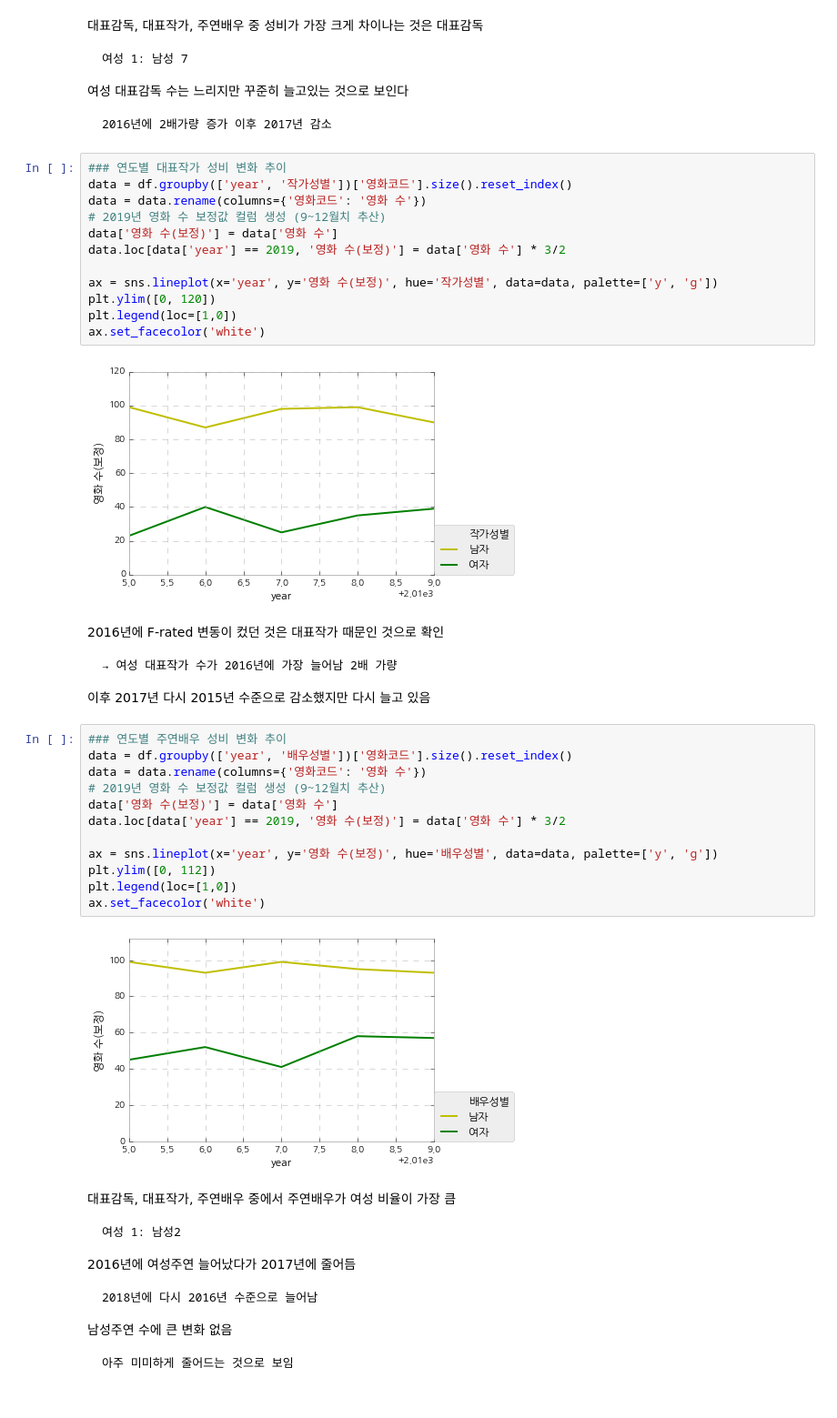
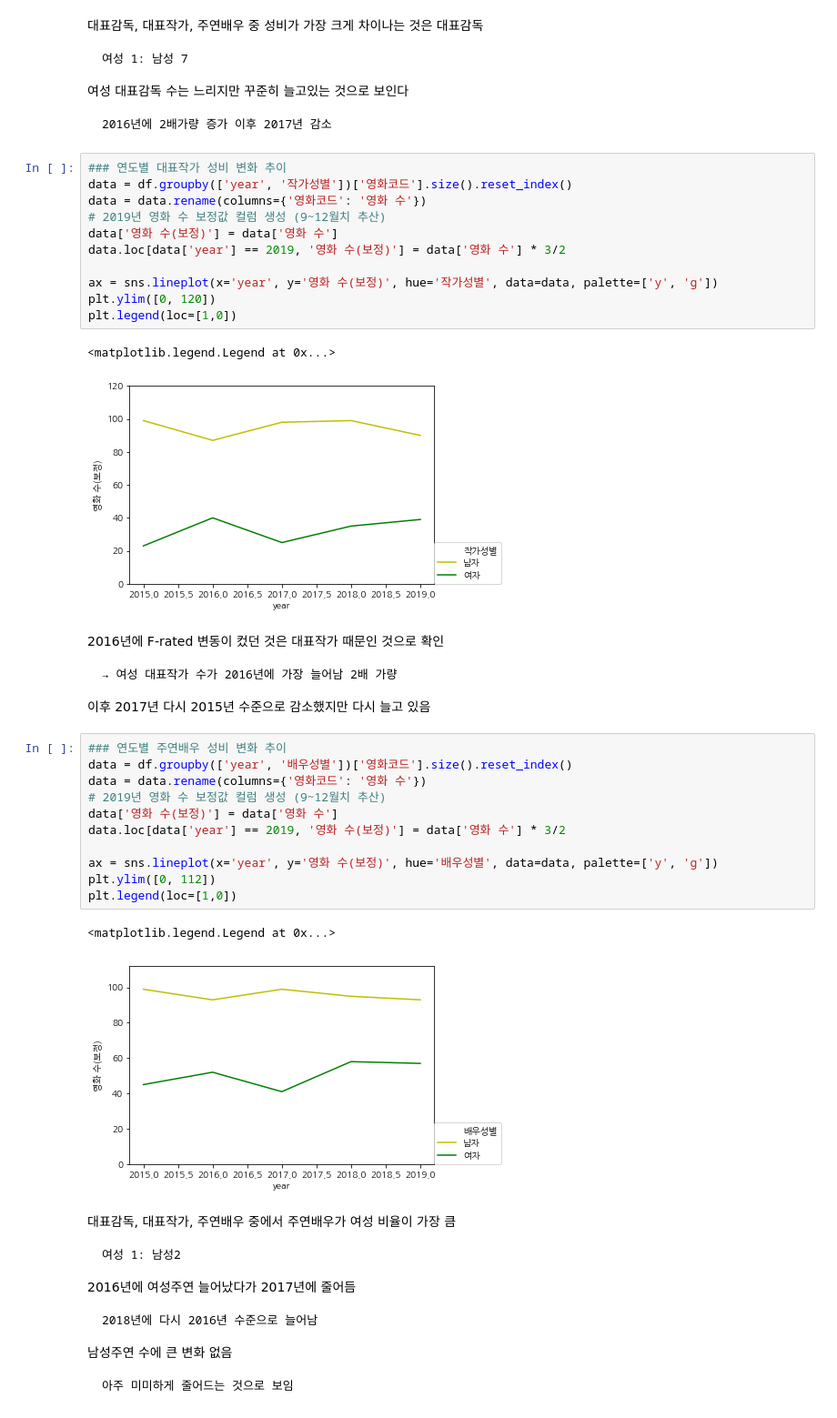
Before and after one commit to kim4pb/Female-led-Korean-Films, a Jupyter notebook: 03.ButterKnife/F-rated_성비_연도별_상영횟수등급.ipynb, the cells around one changed output. Shown at 91% size. Drawn from its saved outputs; the diff is of its cells as text.

```diff
--- a/03.ButterKnife/F-rated_성비_연도별_상영횟수등급.ipynb
+++ b/03.ButterKnife/F-rated_성비_연도별_상영횟수등급.ipynb
@@ -500,9 +583,9 @@ data.loc[data['year'] == 2019, '영화 수(보정)'] = data['영화 수'] * 3/2
 ax = sns.lineplot(x='year', y='영화 수(보정)', hue='작가성별', data=data, palette=['y', 'g'])
 plt.ylim([0, 120])
 plt.legend(loc=[1,0])
-ax.set_facecolor('white')
 # %% [output]
+<matplotlib.legend.Legend at 0x...>
-[figure, old version]
+[figure, new version]
 # %% [markdown]
 2016년에 F-rated 변동이 컸던 것은 대표작가 때문인 것으로 확인
 
@@ -512,17 +595,17 @@ ax.set_facecolor('white')
 # %%
 ### 연도별 주연배우 성비 변화 추이
 data = df.groupby(['year', '배우성별'])['영화코드'].size().reset_index()
 data = data.rename(columns={'영화코드': '영화 수'})
 # 2019년 영화 수 보정값 컬럼 생성 (9~12월치 추산)
 data['영화 수(보정)'] = data['영화 수']
 data.loc[data['year'] == 2019, '영화 수(보정)'] = data['영화 수'] * 3/2
 
 ax = sns.lineplot(x='year', y='영화 수(보정)', hue='배우성별', data=data, palette=['y', 'g'])
 plt.ylim([0, 112])
 plt.legend(loc=[1,0])
-ax.set_facecolor('white')
 # %% [output]
+<matplotlib.legend.Legend at 0x...>
-[figure, old version]
+[figure, new version]
 # %% [markdown]
 대표감독, 대표작가, 주연배우 중에서 주연배우가 여성 비율이 가장 큼
 
```
Also changed, not shown: parts of 38 cells of this notebook.
